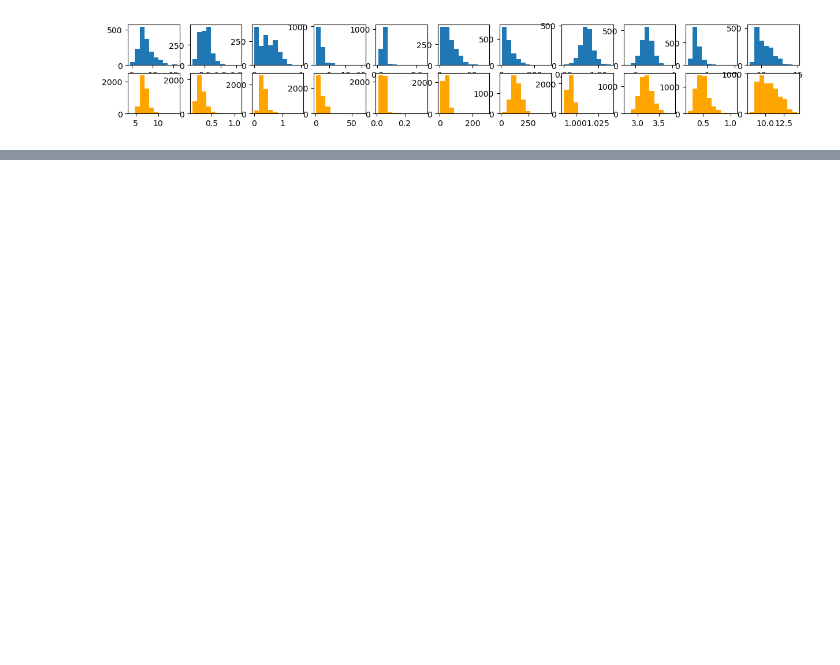
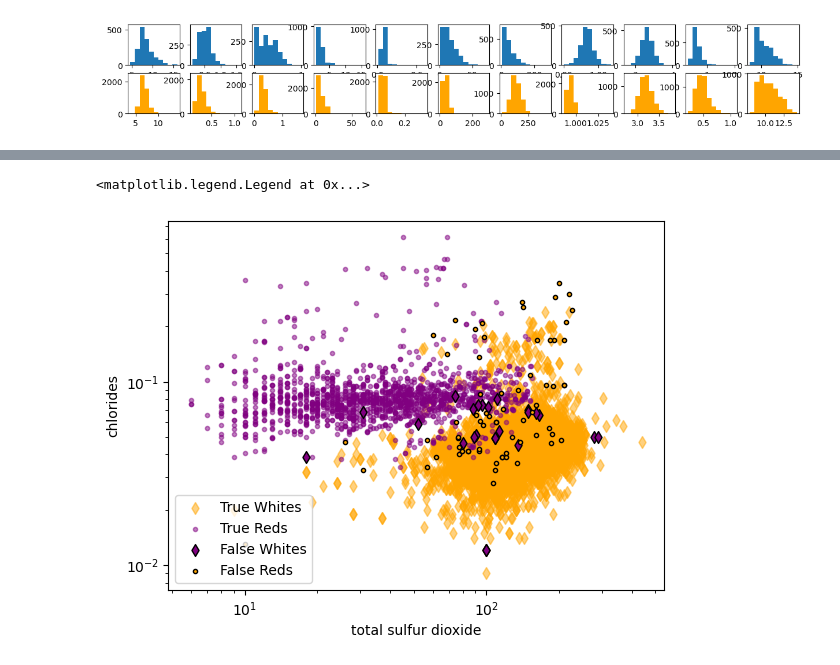
Before and after one commit to nmdollhopf/team1_wine_project, a Jupyter notebook: initial_unsupervised_clustering.ipynb, the cells around one changed output, grey strips where cells are left out. Saved outputs shown, nothing was run; the diff lists cells and outputs as text; code cells hidden in the pictures; blank space fills up the shorter version.

Commit message:
added a couple of matplotlib plots so they can be viewed in a non-live notebook (e.g. on github)

```diff
--- a/initial_unsupervised_clustering.ipynb
+++ b/initial_unsupervised_clustering.ipynb
@@ -567,3 +567,17 @@ fig = px.scatter_3d(
 fig.show()
 # %% [output]
 [interactive output not drawn]
+# %%
+# for plotting with matplotlib, need to split up dataframe
+
+# correctly guessed reds
+trueReds = combined_withtypes[((combined_withtypes['type']=='r') & (combined_withtypes["StandScalePreds"]==1))].iloc[:,0:11].copy()
+
+# correctly guessed whites
+trueWhites = combined_withtypes[((combined_withtypes['type']=='w') & (combined_withtypes["StandScalePreds"]==0))].iloc[:,0:11].copy()
+
+# white wines guessed reds
+falseReds = combined_withtypes[((combined_withtypes['type']=='w') & (combined_withtypes["StandScalePreds"]==1))].iloc[:,0:11].copy()
+
+# red wines guessed whites
+falseWhites = combined_withtypes[((combined_withtypes['type']=='r') & (combined_withtypes["StandScalePreds"]==0))].iloc[:,0:11].copy()
@@ -569,0 +666,23 @@ fig.show()
+# %%
+# reproduce # total sulfur dioxide and chlorides show separation
+
+# correct combos: r, 1 = purple circle and w, 0 = orange diamond
+
+# plot whites first since there are more and reds will be on top of them
+
+plt.scatter(trueWhites['total sulfur dioxide'], trueWhites['chlorides'],
+            color='orange', marker='d', label='True Whites', alpha=0.5)
+plt.scatter(trueReds['total sulfur dioxide'], trueReds['chlorides'],
+            color='purple', marker='.', label="True Reds", alpha=0.5)
+plt.scatter(falseWhites['total sulfur dioxide'], falseWhites['chlorides'],
+            color='purple', marker='d', label='False Whites', edgecolors='k')
+plt.scatter(falseReds['total sulfur dioxide'], falseReds['chlorides'],
+            color='orange', marker='.', label='False Reds', edgecolors='k')
+plt.xscale('log')
+plt.yscale('log')
+plt.ylabel("chlorides")
+plt.xlabel("total sulfur dioxide")
+plt.legend()
+# %% [output]
+<matplotlib.legend.Legend at 0x...>
+[figure, added]
```
Also changed, not shown: parts of 2 cells of this notebook.
